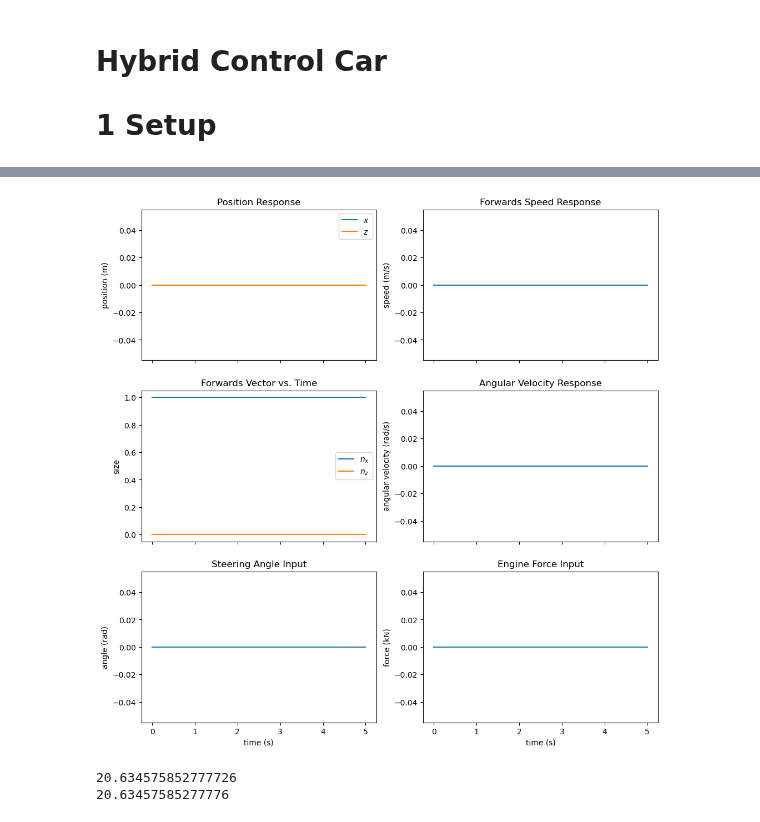
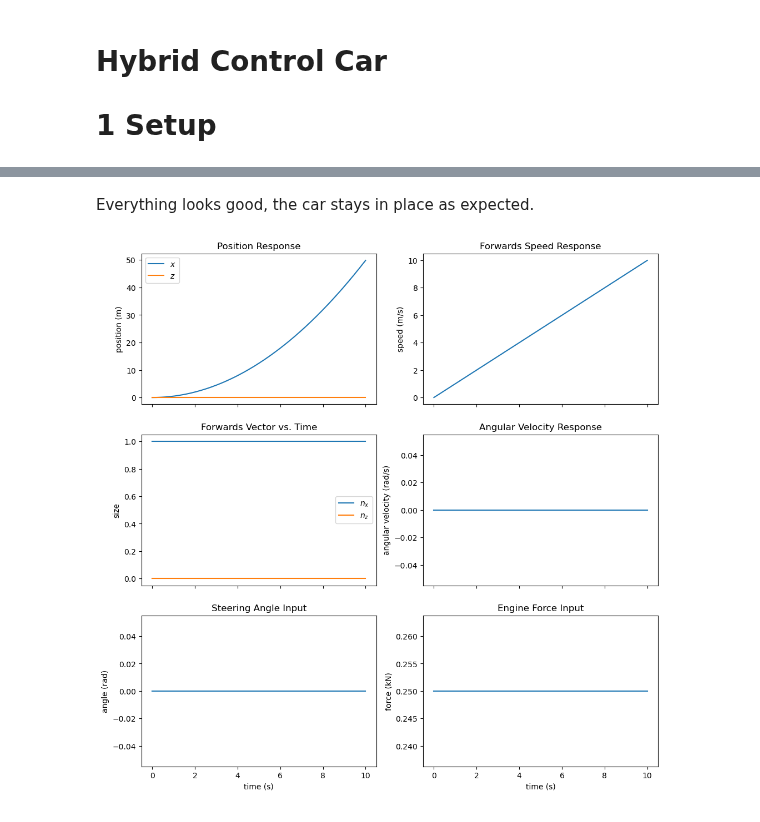
Before and after one commit to KylerLimata/hybrid-control-car, a Jupyter notebook: project2.ipynb, the cells around one changed output, grey strips where cells are left out. Cells and saved outputs as stored; diff of their text form; code cells hidden in the pictures.

Commit message:
Debug with nonzero engine force

```diff
--- a/project2.ipynb
+++ b/project2.ipynb
@@ -30,7 +30,7 @@ def plot_response(t, states, inputs):
     v = states[:, 4]
     w = states[:, 5]
 
-    Fe = inputs[:, 0]/1000.0
+    Fe = inputs[:, 0]
     theta = inputs[:, 1]
 
     fig, axs = plt.subplots(3, 2, sharex=True, figsize = (12, 12))
@@ -67,0 +70,24 @@ def plot_response(t, states, inputs):
+# %%
+def simulate_response(x0, inputs, nsteps, nstates):
+    states = np.zeros((nsteps, nstates))
+
+    for t in range(nsteps):
+        u = inputs[t, :]
+        x = hcc.simulate(x0, u, params)
+        states[t, :] = x0
+        x0 = x
+
+    return states
+
+tf_debug = 10
+nsteps_debug = tf_debug*hz
+debug_inputs1 = np.vstack((
+    0.0*np.ones(nsteps_debug),
+    0.0*np.ones(nsteps_debug)
+)).T
+phi0 = 0
+x0 = np.array([0.0, 0.0, np.cos(phi0), np.sin(phi0), 0.0, 0.0])
+debug_states1 = simulate_response(x0, debug_inputs1, nsteps_debug, nstates)
+t_debug = np.linspace(0, tf_debug, nsteps_debug)
+
+plot_response(t_debug, debug_states1, debug_inputs1)
@@ -68,33 +96,15 @@ def plot_response(t, states, inputs):
+# %% [markdown]
+Everything looks good, the car stays in place as expected.
 # %%
-nsteps_test = 10*hz
-
-debug_inputs1 = np.vstack((
-    0.0*np.ones(nsteps_test),
-    0.0*np.ones(nsteps_test)
+debug_inputs2 = np.vstack((
+    0.25*np.ones(nsteps_debug),
+    0.0*np.ones(nsteps_debug)
 )).T
-debug_states1 = np.zeros((nsteps_test, nstates))
 phi0 = 0
 x0 = np.array([0.0, 0.0, np.cos(phi0), np.sin(phi0), 0.0, 0.0])
+debug_states2 = simulate_response(x0, debug_inputs2, nsteps_debug, nstates)
+t_debug = np.linspace(0, tf_debug, nsteps_debug)
 
-for t in range(nsteps_test):
-    u = debug_inputs1[t, :]
-    x = hcc.simulate(x0, u, params)
-    debug_states1[t, :] = x0
-    x0 = x
-
-plot_response(np.linspace(0, 5, nsteps_test), debug_states1, debug_inputs1)
+plot_response(t_debug, debug_states2, debug_inputs2)
 # %% [output]
-[figure, old version]
+[figure, new version]
-# %%
-x_true = np.zeros(nsteps_test)
-xi = 0.0
-
-for t in range(nsteps_test):
-    x_true[t] = xi
-    xi += debug_states1[t, 4]*dt
-
-print(x_true[-1])
-print(debug_states1[-1, 0])
-# %% [output]
-20.634575852777726
-20.63457585277776
```
Also changed, not shown: parts of 2 cells of this notebook.
